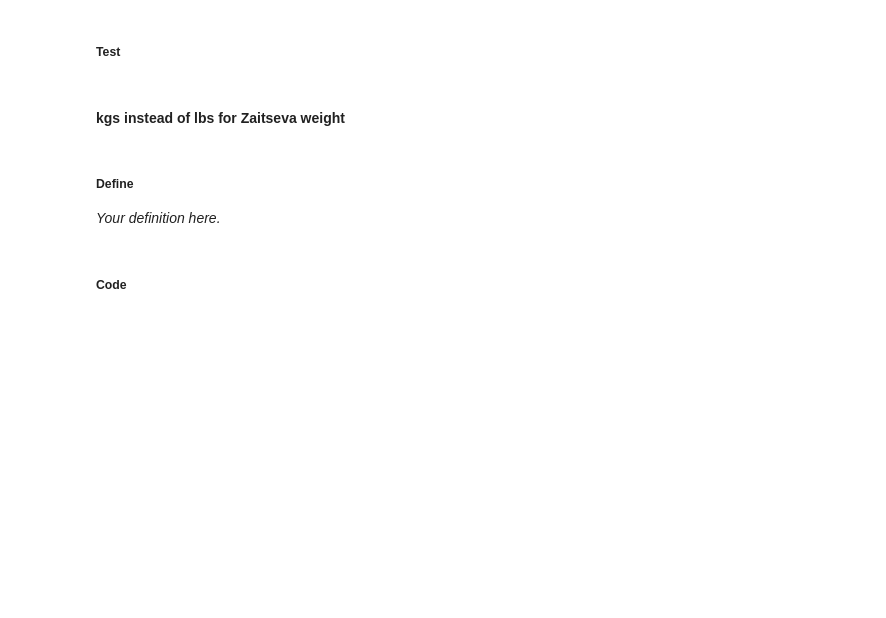
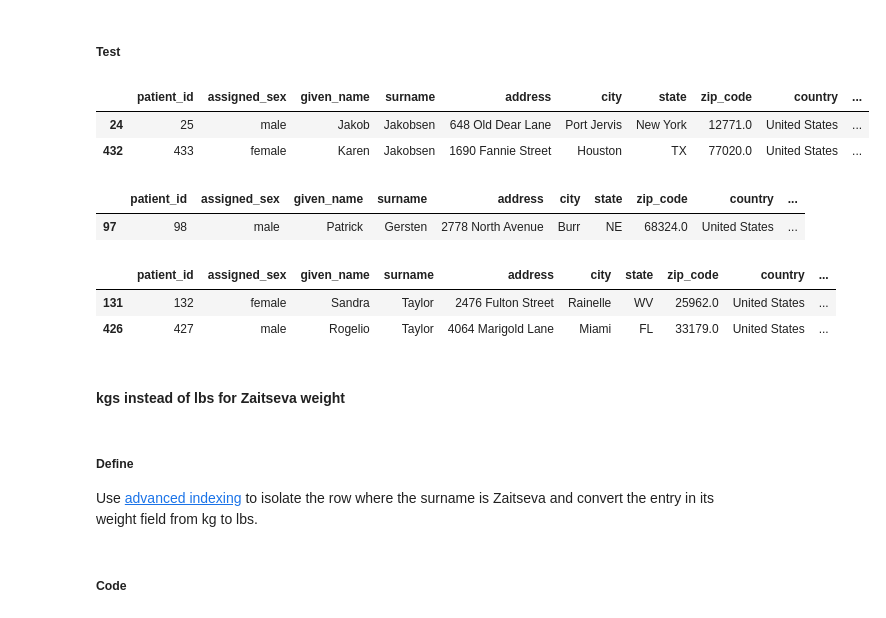
Before and after one commit to geocarvalho/python-ds, a Jupyter notebook: DS-fundations-2/data-wrangling/02_3_cleaning-student.ipynb, the cells around one changed output. Saved outputs shown, nothing was run; the diff lists cells and outputs as text; code cells hidden in the pictures; blank space fills up the shorter version.

```diff
--- a/DS-fundations-2/data-wrangling/02_3_cleaning-student.ipynb
+++ b/DS-fundations-2/data-wrangling/02_3_cleaning-student.ipynb
@@ -701,2 +649,4 @@ memory usage: 53.3+ KB
+# %%
+patients_clean.phone_number = patients_clean.phone_number.str.replace(r'\D+', '').str.pad(11, fillchar='1')
 # %% [markdown]
 ##### Test
@@ -714,2 +671,4 @@ memory usage: 53.3+ KB
+# %%
+patients_clean = patients_clean[patients_clean.surname != 'Doe']
 # %% [markdown]
 ##### Test
@@ -727,2 +723,4 @@ memory usage: 53.3+ KB
+# %%
+patients_clean = patients_clean[~((patients_clean.address.duplicated()) & patients_clean.address.notnull())]
 # %% [markdown]
 ##### Test
@@ -731,7 +727,24 @@ memory usage: 53.3+ KB
+# %%
+patients_clean[patients_clean['surname'] == 'Jakobsen']
+# %% [output]
+|  | patient_id | assigned_sex | given_name | surname | address | city | state | zip_code | country | ... |
+| 24 | 25 | male | Jakob | Jakobsen | 648 Old Dear Lane | Port Jervis | New York | 12771.0 | United States | ... |
+| 432 | 433 | female | Karen | Jakobsen | 1690 Fannie Street | Houston | TX | 77020.0 | United States | ... |
+# %%
+patients_clean[patients_clean['surname'] == 'Gersten']
+# %% [output]
+|  | patient_id | assigned_sex | given_name | surname | address | city | state | zip_code | country | ... |
+| 97 | 98 | male | Patrick | Gersten | 2778 North Avenue | Burr | NE | 68324.0 | United States | ... |
+# %%
+patients_clean[patients_clean['surname'] == 'Taylor']
+# %% [output]
+|  | patient_id | assigned_sex | given_name | surname | address | city | state | zip_code | country | ... |
+| 131 | 132 | female | Sandra | Taylor | 2476 Fulton Street | Rainelle | WV | 25962.0 | United States | ... |
+| 426 | 427 | male | Rogelio | Taylor | 4064 Marigold Lane | Miami | FL | 33179.0 | United States | ... |
 # %% [markdown]
 #### kgs instead of lbs for Zaitseva weight
-# %% [markdown]
-##### Define
-*Your definition here.*
+# %% [markdown]
+##### Define
+Use [advanced indexing](https://stackoverflow.com/a/44913631) to isolate the row where the surname is Zaitseva and convert the entry in its weight field from kg to lbs.
 # %% [markdown]
 ##### Code
```
Also changed, not shown: parts of 28 cells of this notebook, 2 other files.
